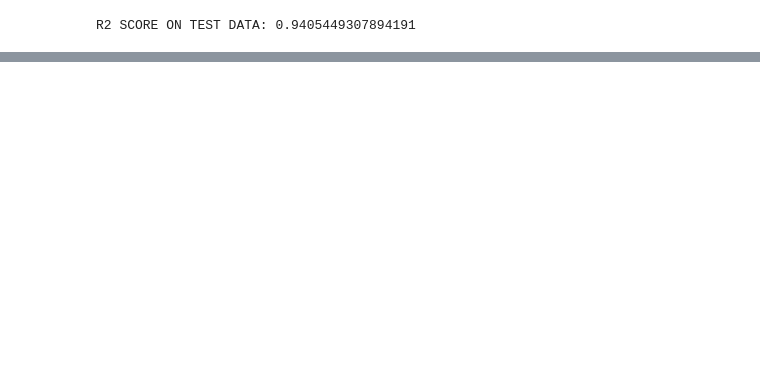
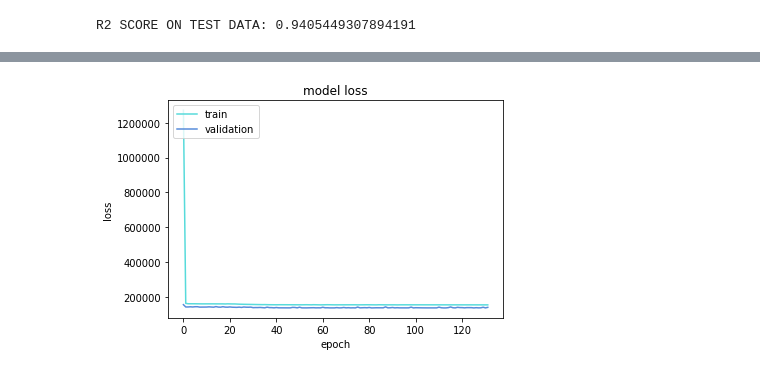
Before and after one commit to dorvaz/Wind-Turbine, a Jupyter notebook: Wind-Turbine-Dorvaz.ipynb, the cells around one changed output, grey strips where cells are left out. Drawn from its saved outputs; the diff is of its cells as text; code cells hidden in the pictures; blank space fills up the shorter version.

```diff
--- a/Wind-Turbine-Dorvaz.ipynb
+++ b/Wind-Turbine-Dorvaz.ipynb
@@ -849,0 +901,3 @@ R2 SCORE ON TEST DATA: 0.9405449307894191
+# %%
+columns_X = ['WindSpeed','TPC_KWh','Wind_Direction']
+columns_Y = ['LVA_Power']
@@ -849,0 +927,23 @@ R2 SCORE ON TEST DATA: 0.9405449307894191
+# %%
+L2_REG = 0
+visible = Input(shape=(3,))
+
+X = Dense(8, activation='relu',kernel_initializer = 'random_normal',kernel_regularizer=regularizers.l2(L2_REG))(visible)
+X = Dense(6, activation='relu',kernel_initializer = 'random_normal',kernel_regularizer=regularizers.l2(L2_REG))(X)
+X = Dense(4, activation='relu',kernel_initializer = 'random_normal',kernel_regularizer=regularizers.l2(L2_REG))(X)
+
+output =  Dense(1, activation='relu')(X)
+model =   Model(inputs=visible, outputs=output)
+
+
+adam = Adam(lr = 0.01, beta_1 = 0.9, beta_2 = 0.999, epsilon = 1e-08, decay = 0.0)
+model.compile(loss= 'mean_squared_error' , optimizer= adam )
+
+
+filepath="models/{epoch:02d}.hdf5"
+
+
+# patient early stopping
+es = EarlyStopping(monitor='val_loss', mode='min', verbose=1, patience = 50)
+# %%
+history = model.fit([ann_train], y_train, batch_size = 100 , epochs = 60000 ,callbacks = [es] ,verbose=1,validation_data = ([ann_val], y_val))
@@ -849,0 +968,11 @@ R2 SCORE ON TEST DATA: 0.9405449307894191
+# %%
+# summarize history for loss
+plt.plot(history.history['loss'])
+plt.plot(history.history['val_loss'])
+plt.title('model loss')
+plt.ylabel('loss')
+plt.xlabel('epoch')
+plt.legend(['train', 'validation'], loc='upper left')
+plt.show()
+# %% [output]
+[figure, added]
```
Also changed, not shown: parts of 13 cells of this notebook.
